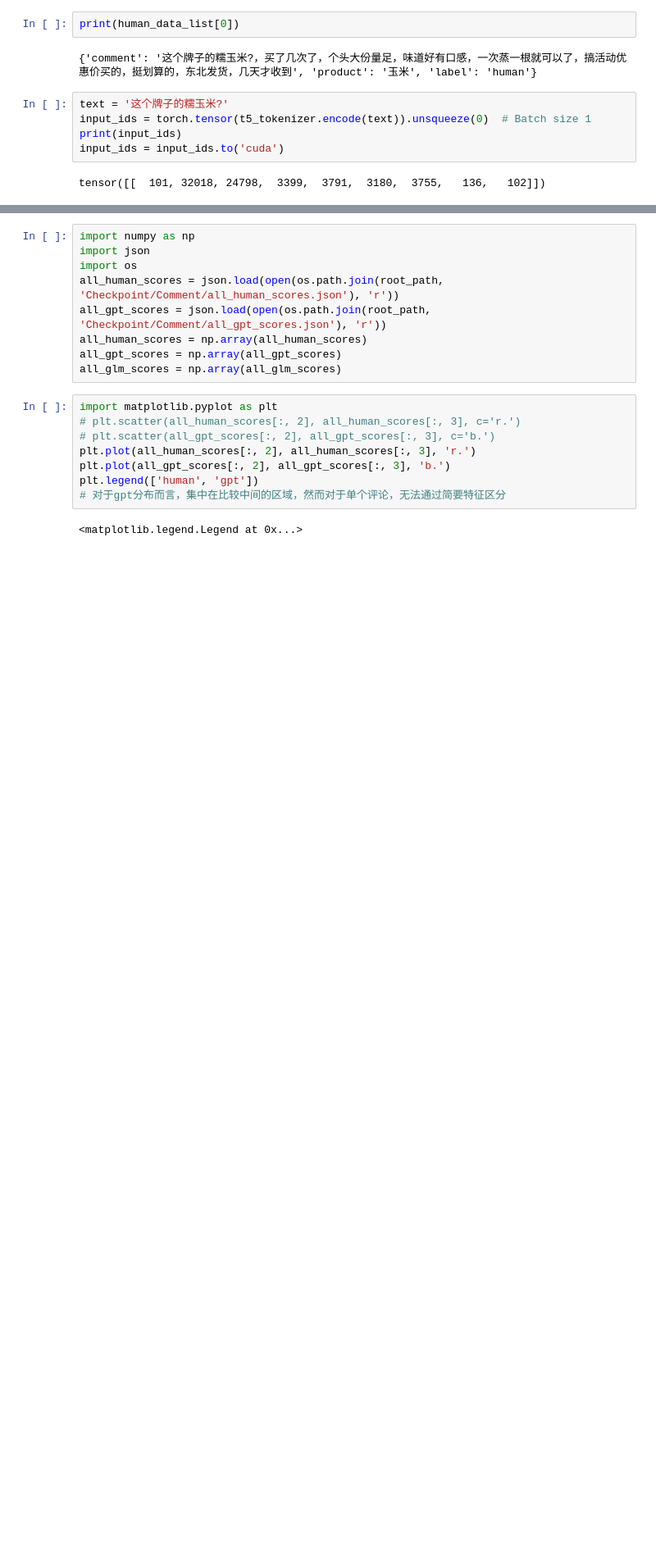
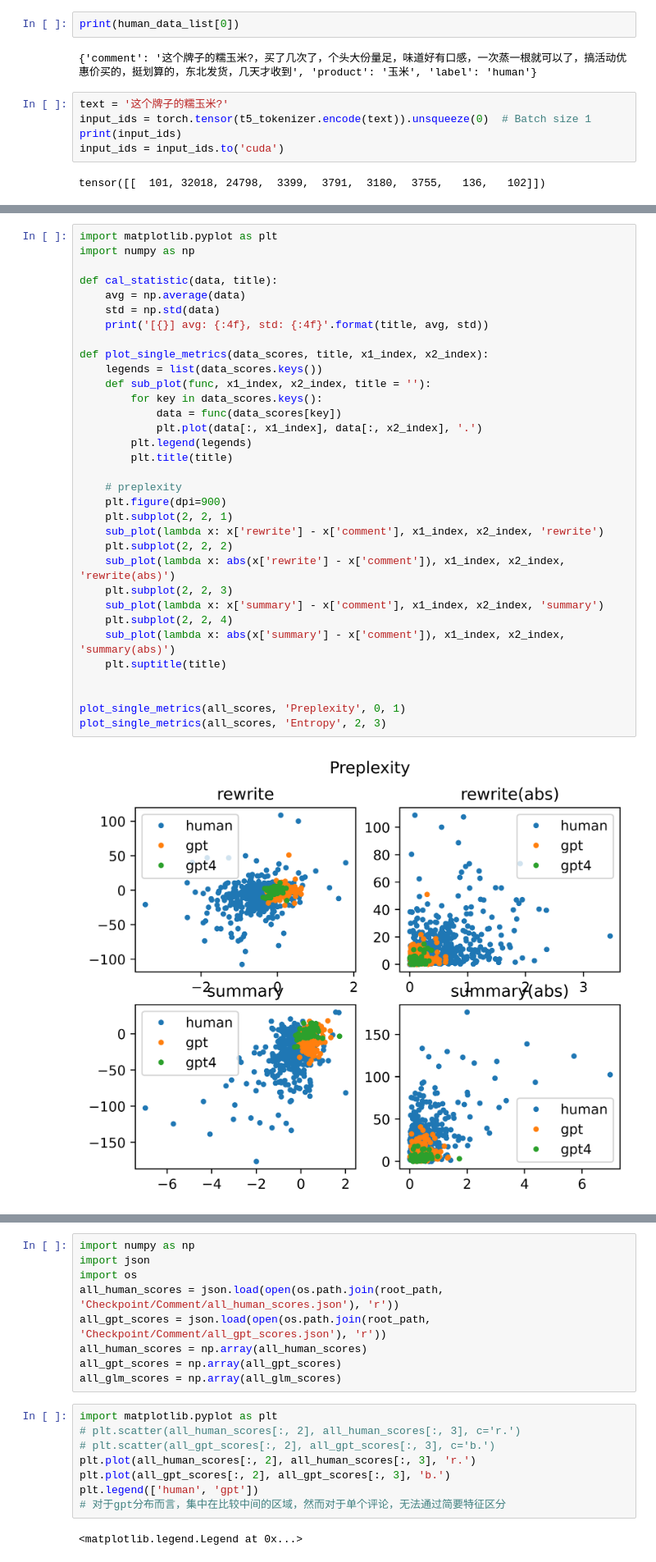
Before and after one commit to gene1974/AI-Detector, a Jupyter notebook: Comment/CommentFeature.ipynb, the cells around one changed output, grey strips where cells are left out. Shown at 82% size. Drawn from its saved outputs; the diff is of its cells as text; blank space fills up the shorter version.

```diff
--- a/Comment/CommentFeature.ipynb
+++ b/Comment/CommentFeature.ipynb
@@ -260,0 +353,35 @@ torch.Size([137, 4])
+# %%
+import matplotlib.pyplot as plt
+import numpy as np
+
+def cal_statistic(data, title):
+    avg = np.average(data)
+    std = np.std(data)
+    print('[{}] avg: {:4f}, std: {:4f}'.format(title, avg, std))
+
+def plot_single_metrics(data_scores, title, x1_index, x2_index):
+    legends = list(data_scores.keys())
+    def sub_plot(func, x1_index, x2_index, title = ''):
+        for key in data_scores.keys():
+            data = func(data_scores[key])
+            plt.plot(data[:, x1_index], data[:, x2_index], '.')
+        plt.legend(legends)
+        plt.title(title)
+
+    # preplexity
+    plt.figure(dpi=900)
+    plt.subplot(2, 2, 1)
+    sub_plot(lambda x: x['rewrite'] - x['comment'], x1_index, x2_index, 'rewrite')
+    plt.subplot(2, 2, 2)
+    sub_plot(lambda x: abs(x['rewrite'] - x['comment']), x1_index, x2_index, 'rewrite(abs)')
+    plt.subplot(2, 2, 3)
+    sub_plot(lambda x: x['summary'] - x['comment'], x1_index, x2_index, 'summary')
+    plt.subplot(2, 2, 4)
+    sub_plot(lambda x: abs(x['summary'] - x['comment']), x1_index, x2_index, 'summary(abs)')
+    plt.suptitle(title)
+
+
+plot_single_metrics(all_scores, 'Preplexity', 0, 1)
+plot_single_metrics(all_scores, 'Entropy', 2, 3)
+# %% [output]
+[figure, added]
```
Also changed, not shown: parts of 21 cells of this notebook, 20 other files.
